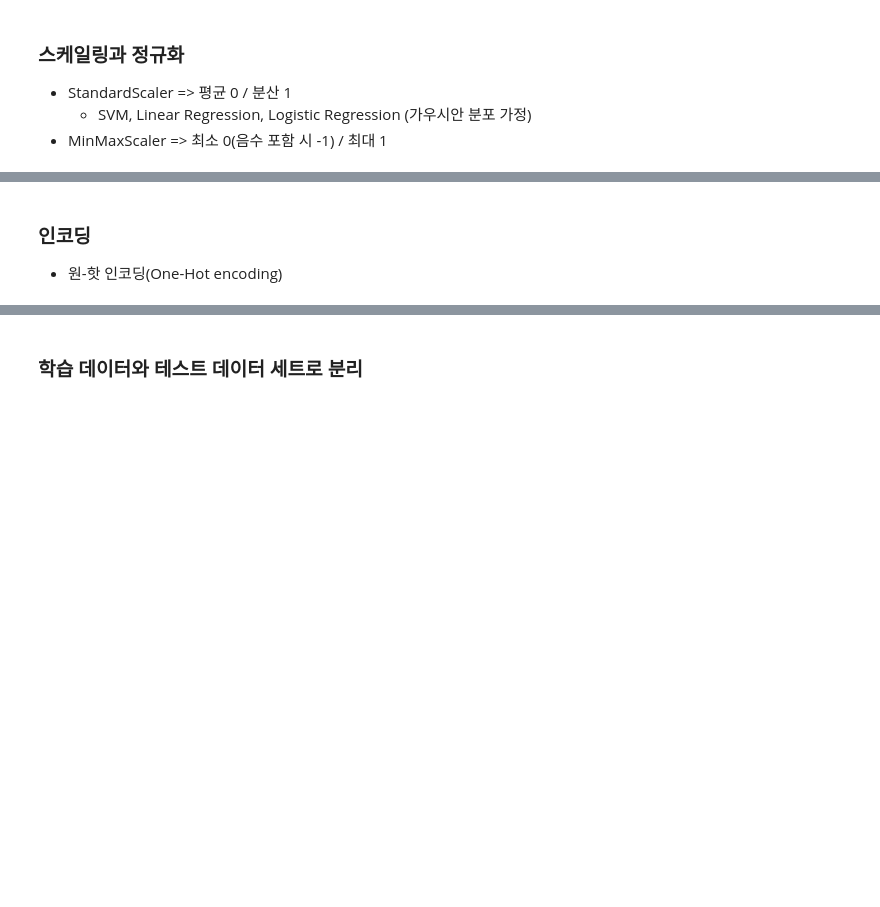
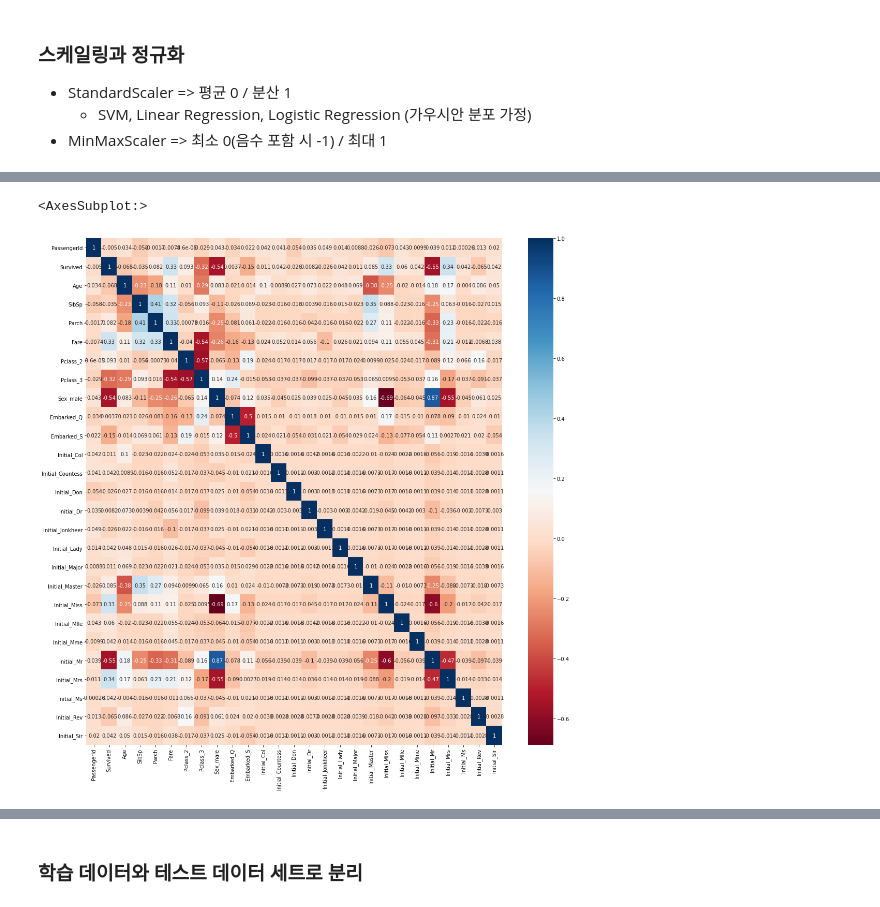
Before and after one commit to okso6441-ksh/ML, a Jupyter notebook: classfication_baseline.ipynb, the cells around one changed output, grey strips where cells are left out. Saved outputs shown, nothing was run; the diff lists cells and outputs as text; code cells hidden in the pictures; blank space fills up the shorter version.

```diff
--- a/classfication_baseline.ipynb
+++ b/classfication_baseline.ipynb
@@ -305,3 +280,7 @@ train['Cabin'].value_counts()
+# %%
+train.Pclass = train.Pclass.astype('object')
+# %%
+train = pd.get_dummies(train, columns=['Pclass','Sex','Embarked','Initial'], drop_first=True)
 # %% [markdown]
 # 전처리
 * 1. 스케일링과 정규화(StandardScaler, MinMaxScaler)
@@ -339,3 +305,0 @@ print(skew_features_top.sort_values(ascending=False))
-# %%
-# 왜곡도가 1인 피처들은 로그 변환 적용하고 다시 하이퍼 파라미터 튜닝 후 재 학습/예측/평가
-train[skew_features_top.index] = np.log1p(train[skew_features_top.index])
@@ -385,11 +351,7 @@ print(scaled_df.max())
-# %% [markdown]
-### 인코딩
-* 원-핫 인코딩(One-Hot encoding)
-# %%
-train = pd.get_dummies(train)
-train.head(3)
-print(train.shape, target.shape)
 # %%
-plt.figure(figsize=(9, 9))
+plt.figure(figsize=(18, 18))
 corr = train.corr()
-sns.heatmap(corr, cmap='RdBu')
+sns.heatmap(corr, cmap='RdBu', annot=True)
+# %% [output]
+<AxesSubplot:>
+[figure, added]
```
Also changed, not shown: parts of 56 cells of this notebook, 2 other files.
